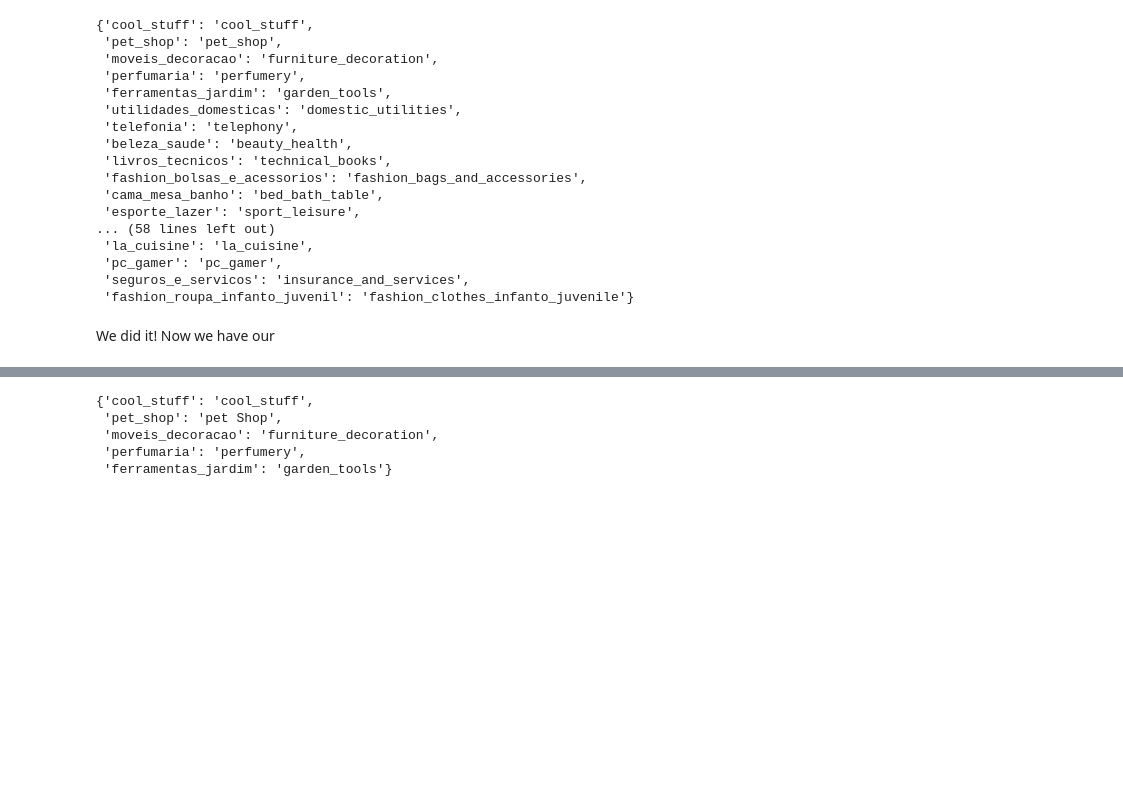
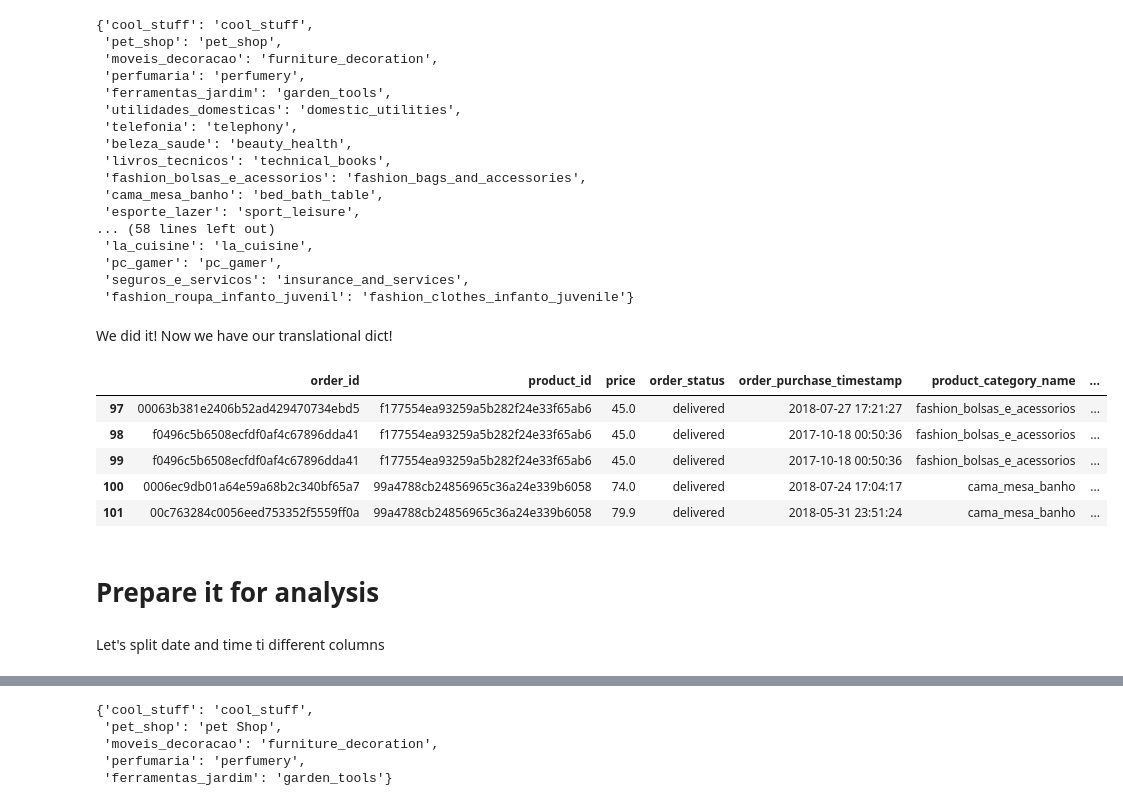
Before and after one commit to MaratJilikbaev/brazilian_e_commerce, a Jupyter notebook: research/goal_realization.ipynb, the cells around one changed output, grey strips where cells are left out. Saved outputs shown, nothing was run; the diff lists cells and outputs as text; code cells hidden in the pictures; blank space fills up the shorter version.

Commit message:
got to analysis start point in notebook

```diff
--- a/research/goal_realization.ipynb
+++ b/research/goal_realization.ipynb
@@ -533,4 +533,19 @@ translation_dict
  'seguros_e_servicos': 'insurance_and_services',
  'fashion_roupa_infanto_juvenil': 'fashion_clothes_infanto_juvenile'}
 # %% [markdown]
-We did it! Now we have our
+We did it! Now we have our translational dict!
+# %%
+df_orders_plus['eng_product_category_name'] = df_orders_plus['product_category_name'].map(translation_dict)
+# %%
+df_orders_plus.iloc[97:102]
+# %% [output]
+|  | order_id | product_id | price | order_status | order_purchase_timestamp | product_category_name | ... |
+| 97 | 00063b381e2406b52ad429470734ebd5 | f177554ea93259a5b282f24e33f65ab6 | 45.0 | delivered | 2018-07-27 17:21:27 | fashion_bolsas_e_acessorios | ... |
+| 98 | f0496c5b6508ecfdf0af4c67896dda41 | f177554ea93259a5b282f24e33f65ab6 | 45.0 | delivered | 2017-10-18 00:50:36 | fashion_bolsas_e_acessorios | ... |
+| 99 | f0496c5b6508ecfdf0af4c67896dda41 | f177554ea93259a5b282f24e33f65ab6 | 45.0 | delivered | 2017-10-18 00:50:36 | fashion_bolsas_e_acessorios | ... |
+| 100 | 0006ec9db01a64e59a68b2c340bf65a7 | 99a4788cb24856965c36a24e339b6058 | 74.0 | delivered | 2018-07-24 17:04:17 | cama_mesa_banho | ... |
+| 101 | 00c763284c0056eed753352f5559ff0a | 99a4788cb24856965c36a24e339b6058 | 79.9 | delivered | 2018-05-31 23:51:24 | cama_mesa_banho | ... |
+# %% [markdown]
+# Prepare it for analysis
+# %% [markdown]
+Let's split date and time ti different columns
```
Also changed, not shown: parts of 6 cells of this notebook.
